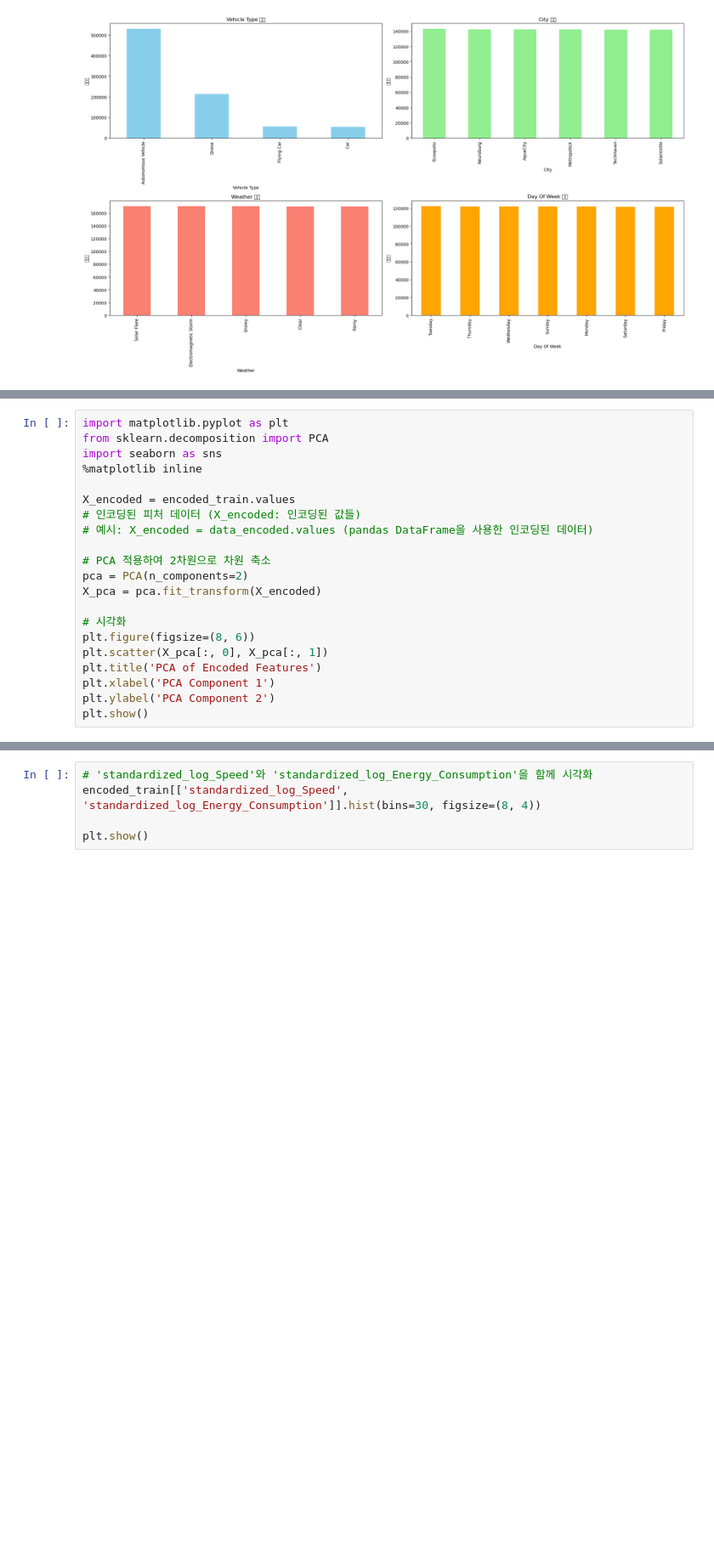
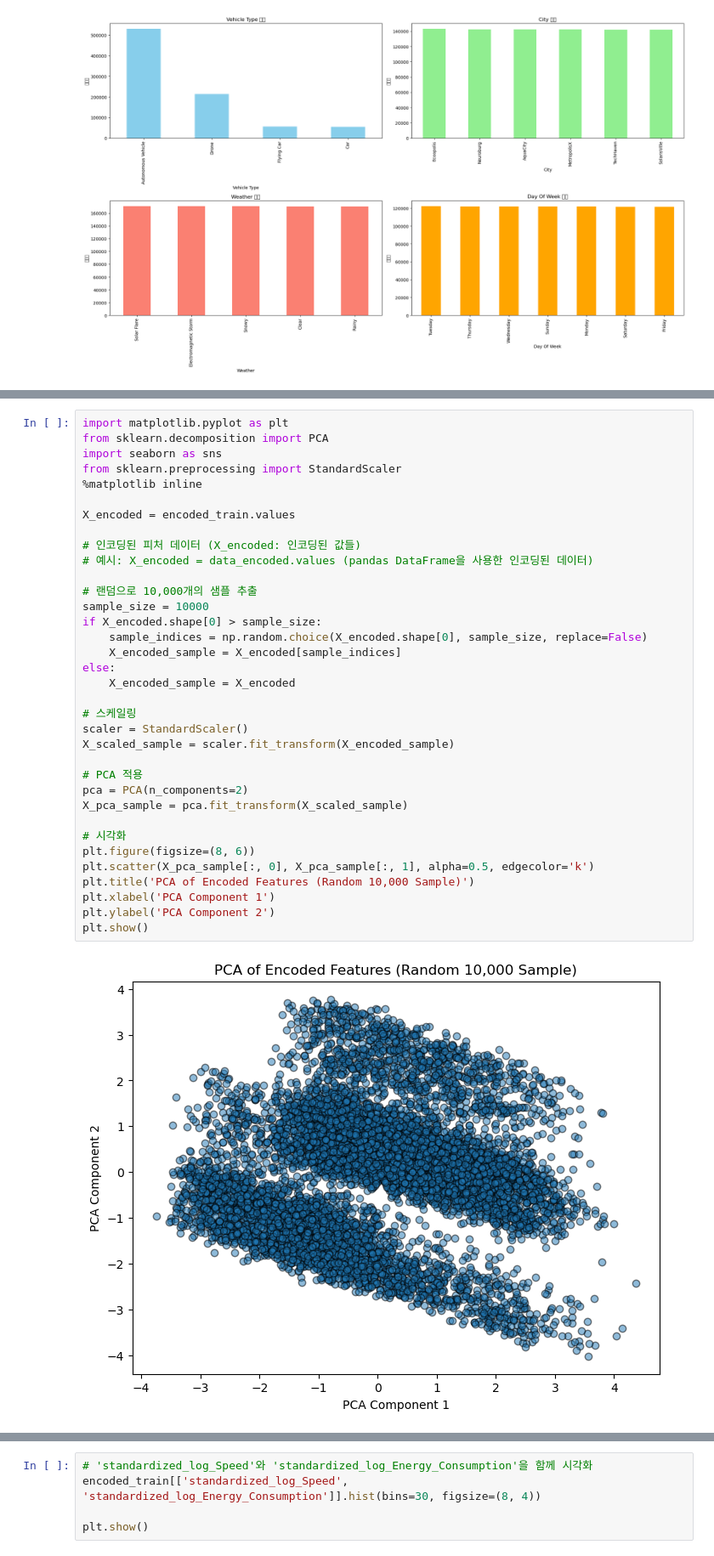
Before and after one commit to younggun339/ML, a Jupyter notebook: ML.ipynb, the cells around one changed output, grey strips where cells are left out. Shown at 85% size. Drawn from its saved outputs; the diff is of its cells as text; blank space fills up the shorter version.

```diff
--- a/ML.ipynb
+++ b/ML.ipynb
@@ -143,24 +197,40 @@ plt.show()
 # %%
 import matplotlib.pyplot as plt
 from sklearn.decomposition import PCA
 import seaborn as sns
+from sklearn.preprocessing import StandardScaler
 %matplotlib inline
 
 X_encoded = encoded_train.values
+
 # 인코딩된 피처 데이터 (X_encoded: 인코딩된 값들)
 # 예시: X_encoded = data_encoded.values (pandas DataFrame을 사용한 인코딩된 데이터)
 
-# PCA 적용하여 2차원으로 차원 축소
+# 랜덤으로 10,000개의 샘플 추출
+sample_size = 10000
+if X_encoded.shape[0] > sample_size:
+    sample_indices = np.random.choice(X_encoded.shape[0], sample_size, replace=False)
+    X_encoded_sample = X_encoded[sample_indices]
+else:
+    X_encoded_sample = X_encoded
+
+# 스케일링
+scaler = StandardScaler()
+X_scaled_sample = scaler.fit_transform(X_encoded_sample)
+
+# PCA 적용
 pca = PCA(n_components=2)
-X_pca = pca.fit_transform(X_encoded)
+X_pca_sample = pca.fit_transform(X_scaled_sample)
 
 # 시각화
 plt.figure(figsize=(8, 6))
-plt.scatter(X_pca[:, 0], X_pca[:, 1])
-plt.title('PCA of Encoded Features')
+plt.scatter(X_pca_sample[:, 0], X_pca_sample[:, 1], alpha=0.5, edgecolor='k')
+plt.title('PCA of Encoded Features (Random 10,000 Sample)')
 plt.xlabel('PCA Component 1')
 plt.ylabel('PCA Component 2')
 plt.show()
+# %% [output]
+[figure, added]
 # %%
 from sklearn.preprocessing import OneHotEncoder, StandardScaler, MinMaxScaler
 
```
Also changed, not shown: parts of 1 cell of this notebook.
